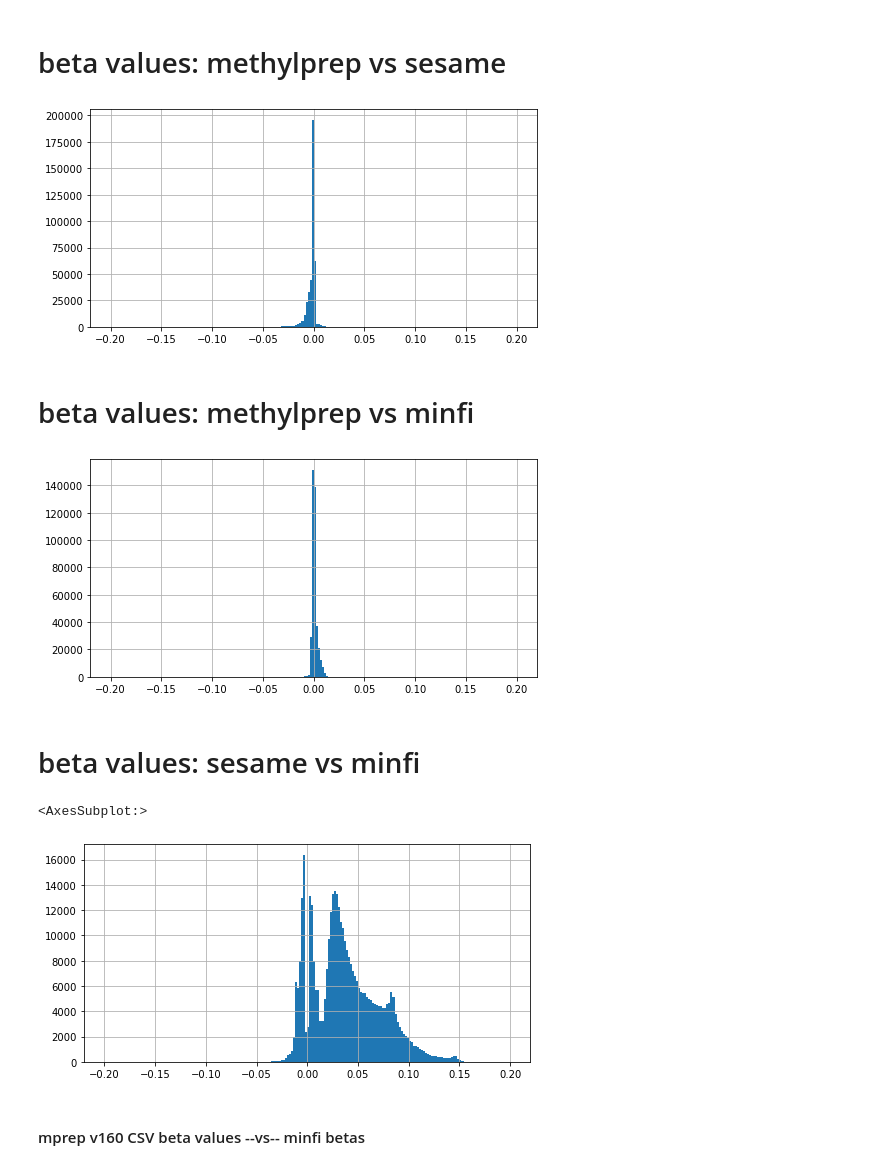
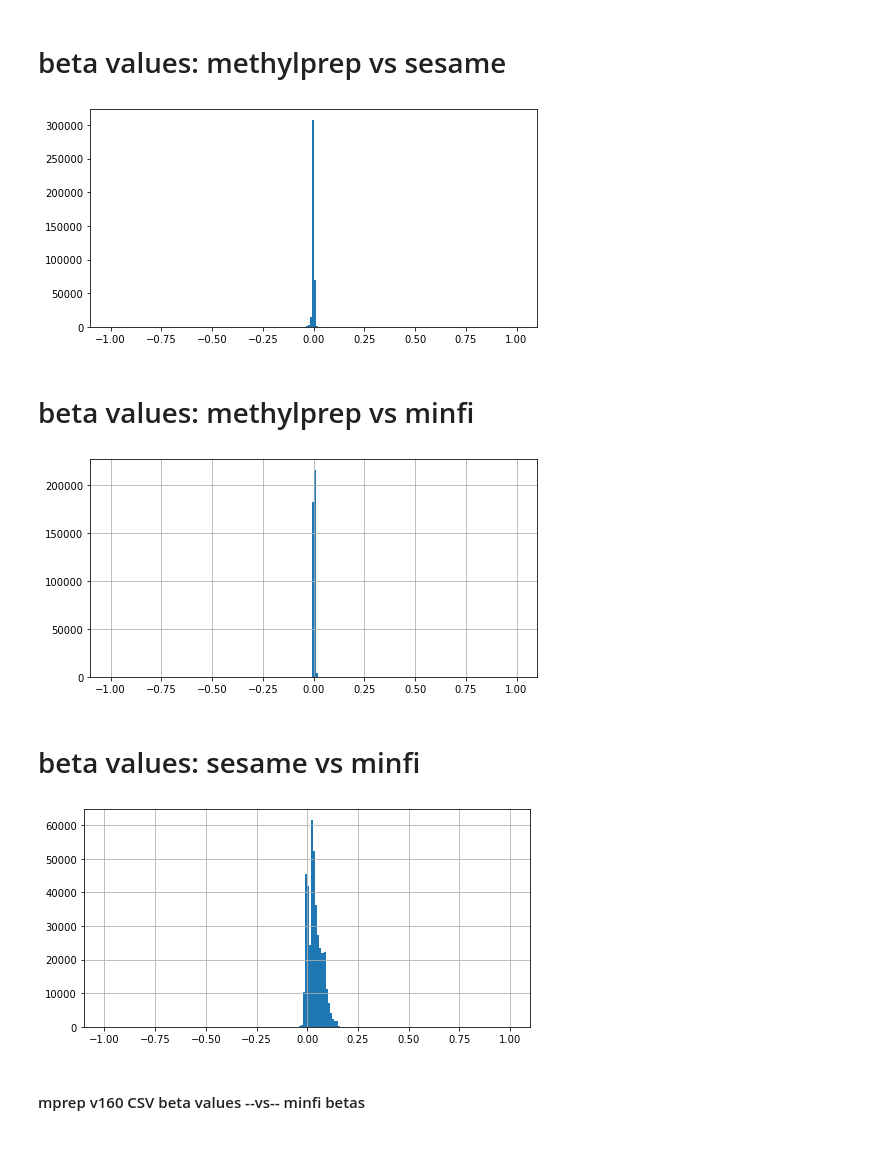
Before and after one commit to FoxoTech/methylprep, a Jupyter notebook: docs/debug_notebooks/comparing beta for sesame, mprep and minfi (with default processing options)_2022-01-06.ipynb, the cells around one changed output. Saved outputs shown, nothing was run; the diff lists cells and outputs as text; code cells hidden in the pictures.

```diff
--- a/docs/debug_notebooks/comparing beta for sesame, mprep and minfi (with default processing options)_2022-01-06.ipynb
+++ b/docs/debug_notebooks/comparing beta for sesame, mprep and minfi (with default processing options)_2022-01-06.ipynb
@@ -15,6 +15,7 @@ m_v160_ses = Path('/Volumes/LEGX/GEO/test_pipeline/GSE105018_v160_ses') # methyl
 # m_v160_ses: python -m methylprep process -d . --all
 minpath = Path('/Volumes/LEGX/GEO/test_pipeline/GSE105018_minfi')
 sespath = Path('/Volumes/LEGX/GEO/test_pipeline/GSE105018_sesame')
+FIGURES = Path('/Users/mmaxmeister/Documents')
 # %%
 m_v111_samples = {}
 for _csv in Path(m_v111, '3999356047').rglob('*'):
@@ -43,24 +45,28 @@ mprep_minfi_beta.shape, minfi_beta.shape, mprep_ses_beta.shape, ses_beta.shape
 # %% [markdown]
 # beta values: methylprep vs sesame
 # %%
-(mprep_ses_beta - ses_beta).hist(bins=200, range=[-0.2,0.2], figsize=(8,4))
+(mprep_ses_beta - ses_beta).hist(bins=200, range=[-1.0,1.0], figsize=(8,4))
+plt.savefig(Path(FIGURES,'paper-methylprep-vs-sesame.png'), dpi=300, facecolor='w')
+plt.grid(color='lightgray')# , linestyle='dotted') #, linewidth=0.7)
 plt.show()
 # %% [output]
-[figure, old version]
+[figure, new version]
 # %% [markdown]
 # beta values: methylprep vs minfi
 # %%
-(mprep_minfi_beta - minfi_beta).hist(bins=200, range=[-0.2,0.2], figsize=(8,4))
+(mprep_minfi_beta - minfi_beta).hist(bins=200, range=[-1.0,1.0], figsize=(8,4))
+plt.savefig(Path(FIGURES,'paper-methylprep-vs-minfi.png'), dpi=300, facecolor='w')
 plt.show()
 # %% [output]
-[figure, old version]
+[figure, new version]
 # %% [markdown]
 # beta values: sesame vs minfi
 # %%
-(ses_beta - minfi_beta.sort_index()).hist(bins=200, range=[-0.2,0.2], figsize=(8,4))
+(ses_beta - minfi_beta.sort_index()).hist(bins=200, range=[-1.0,1.0], figsize=(8,4))
+plt.savefig(Path(FIGURES,'paper-sesame-vs-minfi.png'), dpi=300, facecolor='w')
+plt.show()
 # %% [output]
-<AxesSubplot:>
-[figure, old version]
+[figure, new version]
 # %% [markdown]
 #### mprep v160 CSV beta values --vs-- minfi betas
 # %%
```
Also changed, not shown: parts of 4 cells of this notebook, 4 other files.
